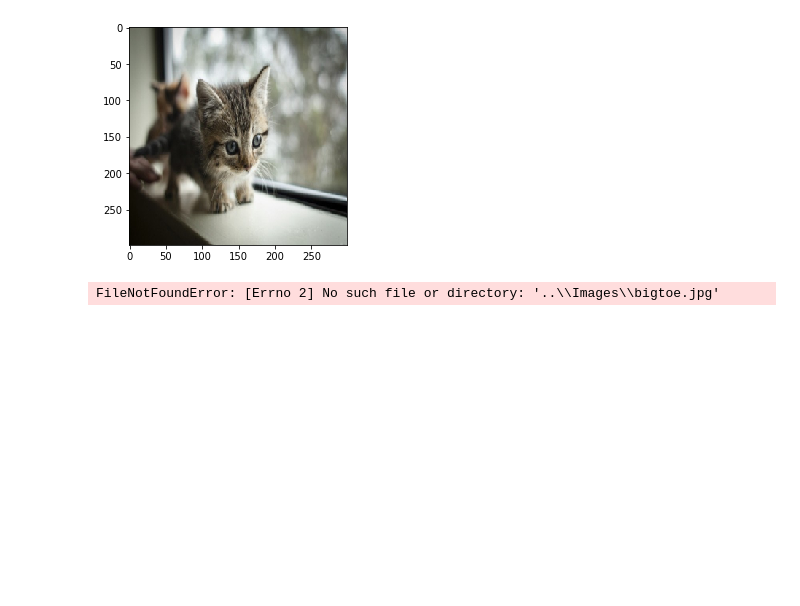
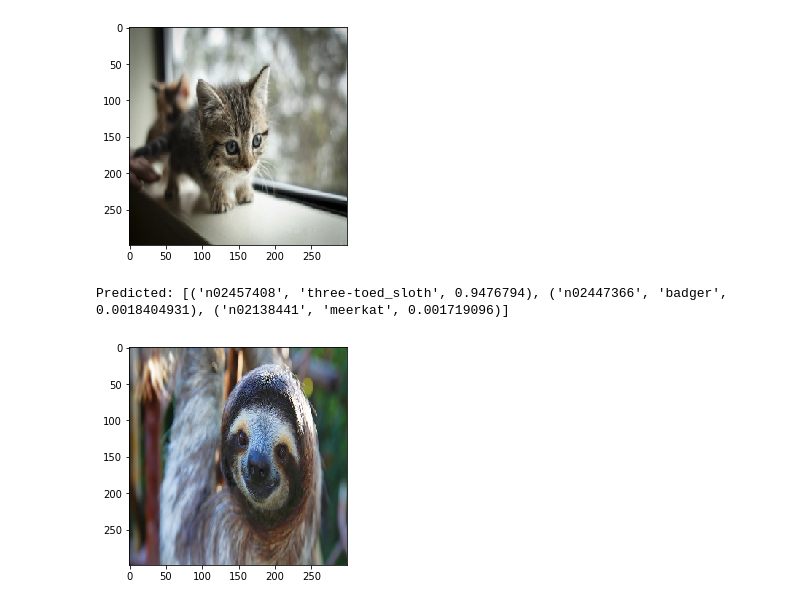
Before and after one commit to roricooper/Final-Project-, a Jupyter notebook: Neural Network Example/NeuralNetworkEx/NeuralNetworkExample.ipynb, the cells around one changed output. Drawn from its saved outputs; the diff is of its cells as text; code cells hidden in the pictures; blank space fills up the shorter version.

```diff
--- a/Neural Network Example/NeuralNetworkEx/NeuralNetworkExample.ipynb
+++ b/Neural Network Example/NeuralNetworkEx/NeuralNetworkExample.ipynb
@@ -57,8 +56,12 @@ def predict(image_path):
     predictions = model.predict(x)
     plt.imshow(img)
     print('Predicted:', decode_predictions(predictions, top=3)[0])
-# %%
-image_path = os.path.join("..", "Images", "bigtoe.jpg")
-predict(image_path)
-# %% [output]
-FileNotFoundError: [Errno 2] No such file or directory: '..\\Images\\bigtoe.jpg'
+# %%
+#randomly selected images on Google
+# use sloth.jpg, pig.jpg, gorilla.jpg, lamb.jpg, llama.jpg, squirrel.jpg
+
+image_path = os.path.join("..", "Images", "sloth.jpg")
+predict(image_path)
+# %% [output]
+Predicted: [('n02457408', 'three-toed_sloth', 0.9476794), ('n02447366', 'badger', 0.0018404931), ('n02138441', 'meerkat', 0.001719096)]
+[figure, added]
```
Also changed, not shown: parts of 2 cells of this notebook.
